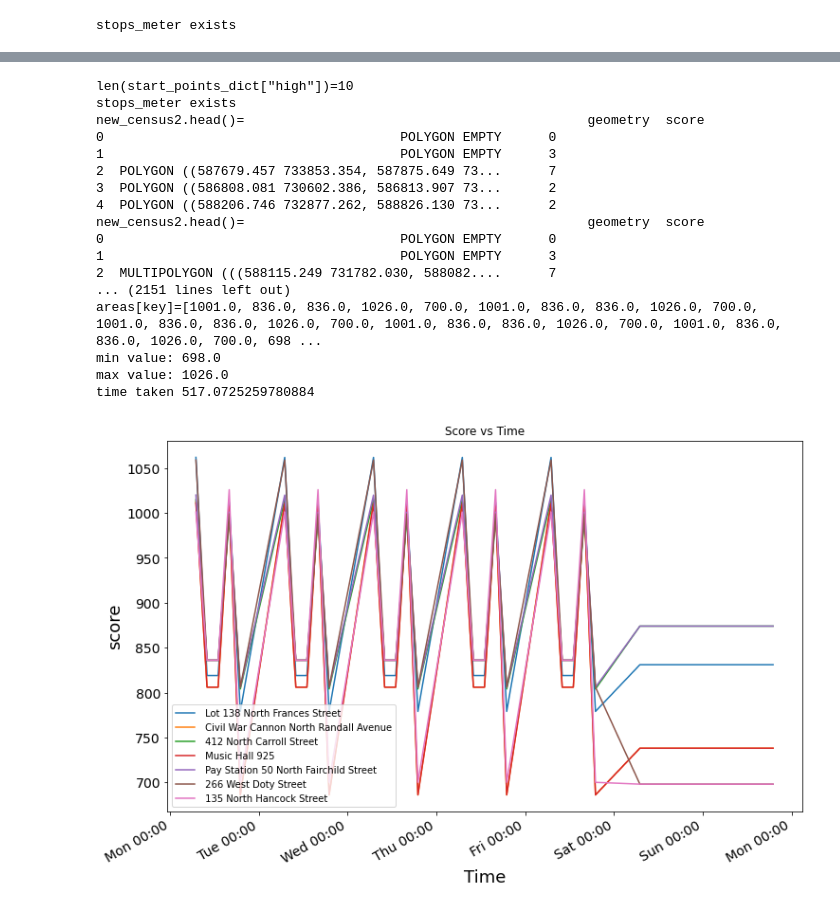
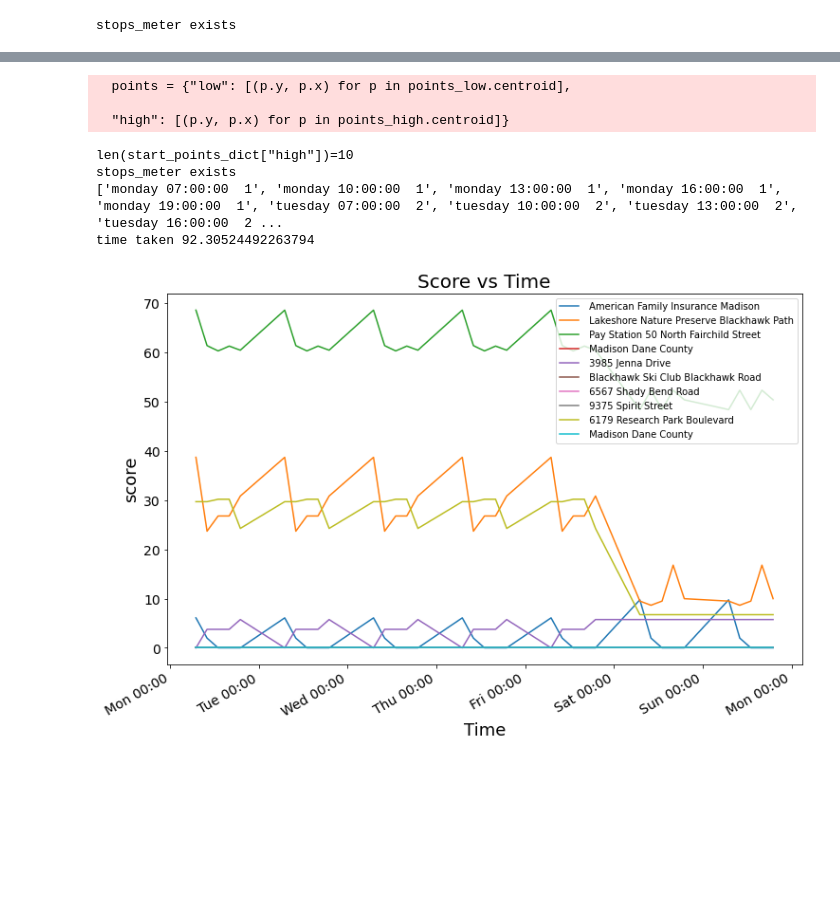
Before and after one commit to wisc-bus/simulator, a Jupyter notebook: notebooks/score_time_madison.ipynb, the cells around one changed output, grey strips where cells are left out. Cells and saved outputs as stored; diff of their text form; code cells hidden in the pictures; blank space fills up the shorter version.

Commit message:
new score_time_madison

```diff
--- a/notebooks/score_time_madison.ipynb
+++ b/notebooks/score_time_madison.ipynb
@@ -78,3 +75,14 @@ new_census['score'] = new_census.apply(axis=1, func=lambda row: get_score(0, row
+# %%
+new_census_sorted = new_census[new_census['score'] != 0].sort_values('score')
+points_low = new_census_sorted.head(10)
+points_high = new_census_sorted.tail(10)
+# %%
+points = {"low": [(p.y, p.x) for p in points_low.centroid],
+    "high": [(p.y, p.x) for p in points_high.centroid]}
+# %% [output]
+  points = {"low": [(p.y, p.x) for p in points_low.centroid],
+
+  "high": [(p.y, p.x) for p in points_high.centroid]}
 # %%
 def flatten(s, crs):
     return gpd.GeoDataFrame({"geometry": gpd.GeoSeries([s.unary_union]), 'crs': crs})
@@ -179,54 +187,67 @@ def run(start_times, DATA_PATH, OUT_PATH, ELAPSE_TIME, AVG_WALKING_SPEED, MAX_WA
     # results['time'].append(duration)
     print(f'time taken {duration}')
     return duration
+# %%
+start_points_dict = points
+results = {
+    "label":[],
+    "max coverage": [],
+    "min coverage": [],
+    "median coverage": []
+}
+
+print(f'{len(start_points_dict["low"])=}')
+START_POINTS = start_points_dict['low']
+ELAPSE_TIME = "00:30:00"
+AVG_WALKING_SPEED = 1.4 # 1.4 meters per second
+MAX_WALKING_MIN = 12
+
+DATA_PATH = "../data/mmt_gtfs.zip"
+OUT_PATH = "/tmp/output"
+sc = SCanalyzer(DATA_PATH)
+crs = 3174
+START_LOCATIONS = []
+
+runs = []
+start_times = []
+days = ["monday", "tuesday", "wednesday", "thursday", "friday", "saturday", "sunday"]
+# days = ["monday"]
+for day in days:
+    for start_time in range(7,22,1):
+        start_times.append('{} {:02}:{:02}:{:02}'.format(day, start_time, 0, 0))
+runs.append(run(start_times, DATA_PATH, OUT_PATH, ELAPSE_TIME, AVG_WALKING_SPEED, MAX_WALKING_MIN, START_POINTS, START_LOCATIONS, crs, results))
 # %%
-start_points_dict = {'low': [(43.05863684011441, -89.33164201625276), (43.1447167157741, -89.36849196981703), (43.13793231162969, -89.35904090074727), (43.10973220461785, -89.35378965001736), (43.11808048149292, -89.35926999648247),
-    (43.11808048149292, -89.35926999648247), (43.13793231162969, -89.35904090074727), (43.10973220461785, -89.35378965001736), (43.08965426447594, -89.51219979010558), (43.12035329229006, -89.36689904070965)],
-    'high': [(43.072651987610875, -89.39723842706803), (43.07057941738451, -89.40983549128191), (43.076773200791116, -89.38974345679428), (43.07497729569318, -89.40136555889757), (43.07057941738451, -89.40983549128191), (43.074180803910146, -89.38734526371564), (43.07157513303145, -89.38498094212332), (43.072651987610875, -89.39723842706803), (43.07916190274393, -89.38230221541342), (43.07916190274393, -89.38230221541342)]}
-
+start_points_dict = points
 results = {
     "label":[],
     "max coverage": [],
     "min coverage": [],
     "median coverage": []
 }
 
 print(f'{len(start_points_dict["high"])=}')
 START_POINTS = start_points_dict['high']
-ELAPSE_TIME = "00:50:00"
+ELAPSE_TIME = "00:30:00"
 AVG_WALKING_SPEED = 1.4 # 1.4 meters per second
 MAX_WALKING_MIN = 12
 
 DATA_PATH = "../data/mmt_gtfs.zip"
 OUT_PATH = "/tmp/output"
 sc = SCanalyzer(DATA_PATH)
 crs = 3174
 START_LOCATIONS = []
 
 runs = []
 start_times = []
 days = ["monday", "tuesday", "wednesday", "thursday", "friday", "saturday", "sunday"]
 # days = ["monday"]
 for day in days:
     for start_time in range(7,22,3):
         start_times.append('{} {:02}:{:02}:{:02}'.format(day, start_time, 0, 0))
 runs.append(run(start_times, DATA_PATH, OUT_PATH, ELAPSE_TIME, AVG_WALKING_SPEED, MAX_WALKING_MIN, START_POINTS, START_LOCATIONS, crs, results))
 # %% [output]
 len(start_points_dict["high"])=10
 stops_meter exists
-new_census2.head()=                                            geometry  score
-0                                      POLYGON EMPTY      0
-1                                      POLYGON EMPTY      3
-2  POLYGON ((587679.457 733853.354, 587875.649 73...      7
-3  POLYGON ((586808.081 730602.386, 586813.907 73...      2
-4  POLYGON ((588206.746 732877.262, 588826.130 73...      2
-new_census2.head()=                                            geometry  score
-0                                      POLYGON EMPTY      0
-1                                      POLYGON EMPTY      3
-2  MULTIPOLYGON (((588115.249 731782.030, 588082....      7
-... (2151 lines left out)
-areas[key]=[1001.0, 836.0, 836.0, 1026.0, 700.0, 1001.0, 836.0, 836.0, 1026.0, 700.0, 1001.0, 836.0, 836.0, 1026.0, 700.0, 1001.0, 836.0, 836.0, 1026.0, 700.0, 1001.0, 836.0, 836.0, 1026.0, 700.0, 698 ...
-min value: 698.0
-max value: 1026.0
-time taken 517.0725259780884
+['monday 07:00:00  1', 'monday 10:00:00  1', 'monday 13:00:00  1', 'monday 16:00:00  1', 'monday 19:00:00  1', 'tuesday 07:00:00  2', 'tuesday 10:00:00  2', 'tuesday 13:00:00  2', 'tuesday 16:00:00  2 ...
+time taken 92.30524492263794
-[figure, old version]
+[figure, new version]
```
Also changed, not shown: parts of 8 cells of this notebook.
